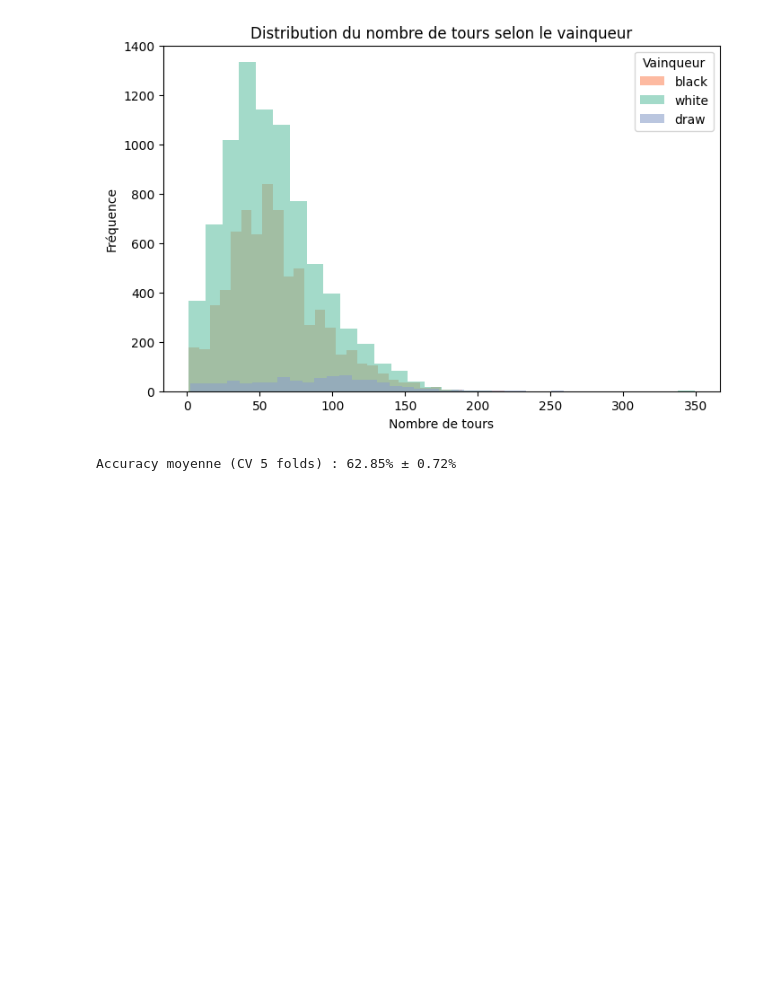
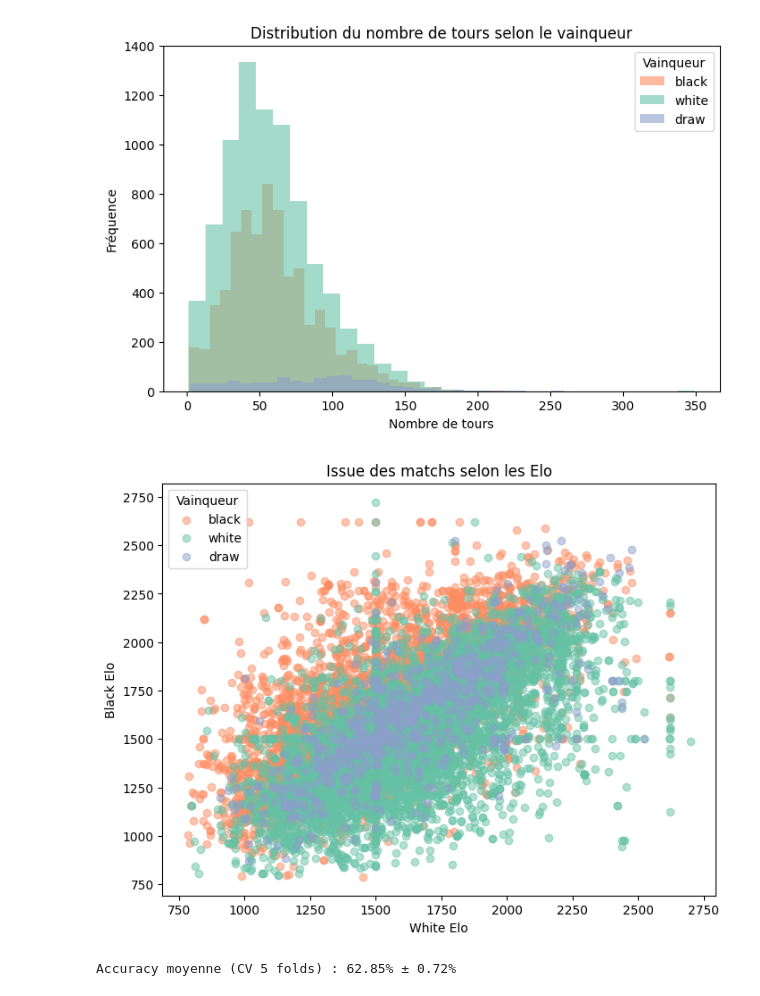
Before and after one commit to M4rwaneX/AAA_project, a Jupyter notebook: projet/projet.ipynb, the cells around one changed output. Drawn from its saved outputs; the diff is of its cells as text; code cells hidden in the pictures; blank space fills up the shorter version.

Commit message:
ajout graphe

```diff
--- a/projet/projet.ipynb
+++ b/projet/projet.ipynb
@@ -85,6 +85,22 @@ plt.legend(title="Vainqueur")
 plt.show()
 # %% [output]
 [figure]
+# %%
+colors = {"white": "#66c2a5", "black": "#fc8d62", "draw": "#8da0cb"}
+
+plt.figure(figsize=(8,6))
+for w in strat_train_set["winner"].unique():
+    subset = strat_train_set[strat_train_set["winner"] == w]
+    plt.scatter(subset["white_rating"], subset["black_rating"],
+                alpha=0.5, label=w, color=colors[w])
+
+plt.xlabel("White Elo")
+plt.ylabel("Black Elo")
+plt.title("Issue des matchs selon les Elo")
+plt.legend(title="Vainqueur")
+plt.show()
+# %% [output]
+[figure, added]
 # %%
 cols_numeric = ['rated', 'created_at', 'last_move_at', 'turns',
                 'white_rating', 'black_rating', 'opening_ply']
```
